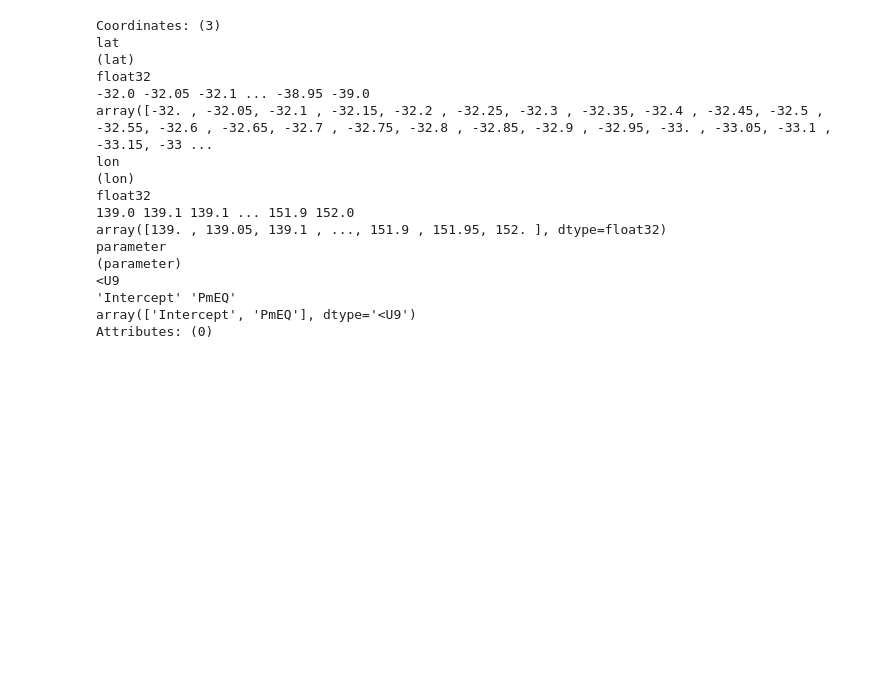
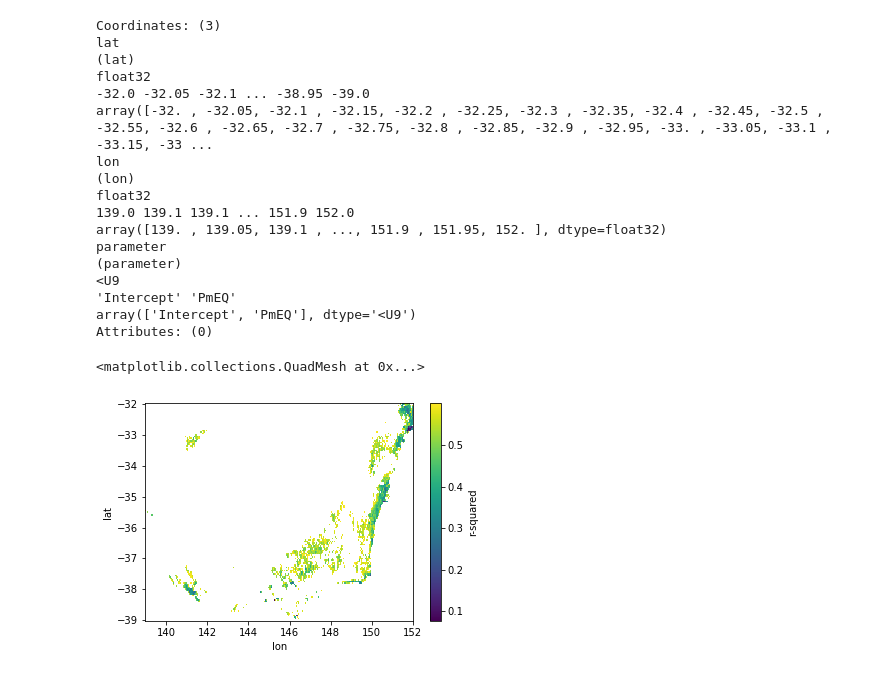
Before and after one commit to anjanadevanand/drought_break_probability, a Jupyter notebook: SM_PminusEQ_regrFit_gridded.ipynb, the cells around one changed output. Cells and saved outputs as stored; diff of their text form; code cells hidden in the pictures; blank space fills up the shorter version.

```diff
--- a/SM_PminusEQ_regrFit_gridded.ipynb
+++ b/SM_PminusEQ_regrFit_gridded.ipynb
@@ -21,17 +45,19 @@ import pandas as pd
 #import my_glmfit_funcs as my
 import climtas.io
 import statsmodels.formula.api as smf
+import statsmodels.api as sm
 
 # define a function to fit a one predictor linear regression model
 def fit_lm_1Pred(y, x, dryInd, predictand, predictor):
     if sum(dryInd) < 4:
-        lm_params = np.array([np.nan, np.nan])
-        lm_pvalues = np.array([np.nan, np.nan])
+        lm_params = np.array([np.nan])
+        lm_pvalues = np.array([np.nan])
         lm_rsq_adj = np.nan
     else:
         xy_dict = {predictand:y[dryInd], predictor:x[dryInd]}
         xy_df = pd.DataFrame(xy_dict)
-        formula = predictand + ' ~ ' + predictor
+        # model_lm = sm.OLS(y, x).fit()
+        formula = predictand + ' ~ ' + predictor + ' -1'
         lm = smf.ols(formula, xy_df)
         model_lm = lm.fit()
         lm_params = model_lm.params.values
@@ -41,7 +67,7 @@ def fit_lm_1Pred(y, x, dryInd, predictand, predictor):
 
 projdir = '/g/data/w97/ad9701/p_prob_analysis/temp_files/'
 
-timescale = [6, 8] #,2, 12]
+timescale = [2, 6, 8, 12] #,2, 12]
 
 fname_sm_init = 'sm_init_*_SEA_*.nc'
 fname_sm_diff = 'sm_diff_*_SEA_*.nc'
@@ -54,7 +80,7 @@ da_sm_thresh = ds_sm_perc['sm'].sel(quantile = sm_thresh_perc)
 dayofyear = np.arange(366) + 1
 da_sm_thresh = da_sm_thresh.assign_coords(dayofyear = dayofyear)
 
-for ts in timescale:
+for ts in timescale[1:]:
 
     # read data
     data_dir_PmEQ = projdir + 'PminusEQ_week'+str(ts)+'/'
@@ -75,7 +101,7 @@ for ts in timescale:
     da_dryInd = ((da_sm_init<=da_sm_init_thresh) & (da_sm_diff>0)).reset_coords(['quantile','dayofyear'], drop=True)
 
     # apply the ufunc to fit logistic regression
-    dask_gufunc_kwargs = {'output_sizes':{"parameter": 2}}
+    dask_gufunc_kwargs = {'output_sizes':{"parameter": 1}}
     kwargs = {'predictand': 'delSM', 'predictor':'PmEQ'}
     da_lmReg = xr.apply_ufunc(
         fit_lm_1Pred,                      # first the function, this function returns a tuple (params, pvalues, adjusted rsquared)
@@ -92,15 +118,15 @@ for ts in timescale:
     )
 
     # assign co-ordinates add metadata and store in a dataset
-    new_coords_dict = {'parameter':['Intercept', 'PmEQ']}
+    new_coords_dict = {'parameter':['PmEQ']}
     ds_all = da_lmReg[0].rename('lm_params').assign_coords(new_coords_dict).to_dataset()
     ds_all['lm_pvalues'] = da_lmReg[1].assign_coords(new_coords_dict)
     ds_all['r-squared'] = da_lmReg[2]
 
     # save file
-    out_file = data_dir_sm + 'sm_PmEQ_lm_results.nc'
-    # ds_all.to_netcdf(out_file)
-    climtas.io.to_netcdf_throttled(ds_all, out_file)
+    out_file = data_dir_sm + 'sm_PmEQ_lm_noIntercept_results.nc'
+    ds_all.to_netcdf(out_file)
+    # climtas.io.to_netcdf_throttled(ds_all, out_file)
     del ds_all, da_lmReg, da_sm_diff, da_sm_init, da_dryInd, da_sm_init_thresh, ds_sm_diff, ds_sm_init, ds_PmEQ
 
-# cluster.scale(cores=0)
+cluster.scale(cores=0)
@@ -161,0 +324,5 @@ Attributes: (0)
+# %%
+rsq.where(rsq < 0.6).plot()
+# %% [output]
+<matplotlib.collections.QuadMesh at 0x...>
+[figure, added]
```
Also changed, not shown: parts of 16 cells of this notebook, 2 other files.
